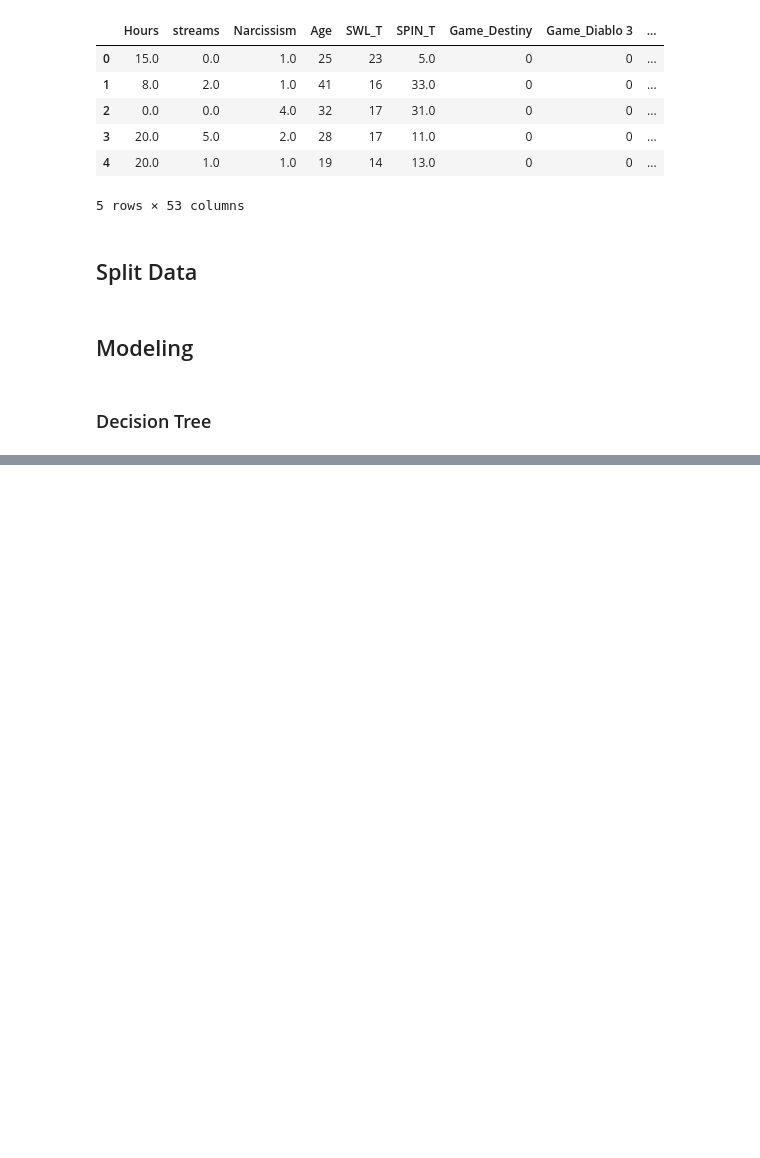
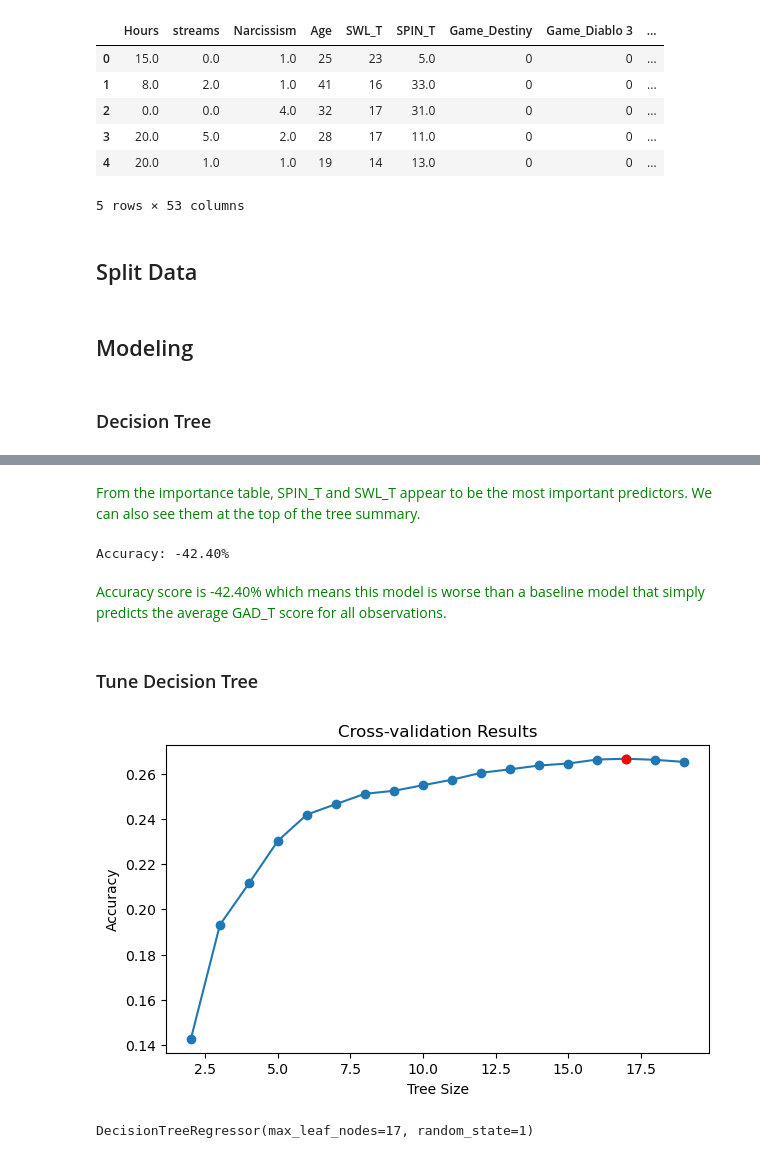
Before and after one commit to pelayoj15/gamingstudy_analysis, a Jupyter notebook: notebooks/Trees.ipynb, the cells around one changed output, grey strips where cells are left out. Saved outputs shown, nothing was run; the diff lists cells and outputs as text; code cells hidden in the pictures; blank space fills up the shorter version.

Commit message:
Start modeling

```diff
--- a/notebooks/Trees.ipynb
+++ b/notebooks/Trees.ipynb
@@ -429,3 +430,7 @@ X_train, X_test, y_train, y_test = train_test_split(X_encoded, y,
 ## Modeling
 # %% [markdown]
 ### Decision Tree
+# %%
+# fit decision tree model
+tree_gaming_anxiety = DecisionTreeRegressor(random_state = 1)
+tree_gaming_anxiety.fit(X_train, y_train)
@@ -431,0 +479,38 @@ X_train, X_test, y_train, y_test = train_test_split(X_encoded, y,
+# %% [markdown]
+<span style="color:green"> From the importance table, SPIN_T and SWL_T appear to be the most important predictors. We can also see them at the top of the tree summary. </span>
+# %%
+# Calculate the accuracy of the decision tree on the test data
+accuracy = tree_gaming_anxiety.score(X_test, y_test)
+print("Accuracy: {:.2f}%".format(accuracy*100))
+# %% [output]
+Accuracy: -42.40%
+# %% [markdown]
+<span style="color:green"> Accuracy score is -42.40% which means this model is worse than a baseline model that simply predicts the average GAD_T score for all observations. </span>
+# %% [markdown]
+### Tune Decision Tree
+# %%
+# cross-validation to determine optimal tree size
+params = {'max_leaf_nodes': range(2, 20)}
+cv_gaming_anxiety = GridSearchCV(tree_gaming_anxiety, params, cv=20)
+cv_gaming_anxiety.fit(X_train, y_train)
+cv_results = cv_gaming_anxiety.cv_results_
+
+# find the best score for max leaf nodes
+best_size = cv_gaming_anxiety.best_params_['max_leaf_nodes']
+best_score = cv_gaming_anxiety.best_score_
+
+# plot results of cross-validation
+plt.figure(figsize=(7, 4))
+plt.plot(cv_results["param_max_leaf_nodes"].data, cv_results["mean_test_score"], 'o-')
+plt.plot(best_size, best_score, 'ro-')
+plt.xlabel('Tree Size')
+plt.ylabel('Accuracy')
+plt.title('Cross-validation Results');
+# %% [output]
+[figure, added]
+# %%
+# fit pruned decision tree model
+pruned_tree_gaming_anxiety = DecisionTreeRegressor(max_leaf_nodes=best_size, random_state=1)
+pruned_tree_gaming_anxiety.fit(X_train, y_train)
+# %% [output]
+DecisionTreeRegressor(max_leaf_nodes=17, random_state=1)
```
Also changed, not shown: parts of 8 cells of this notebook.
